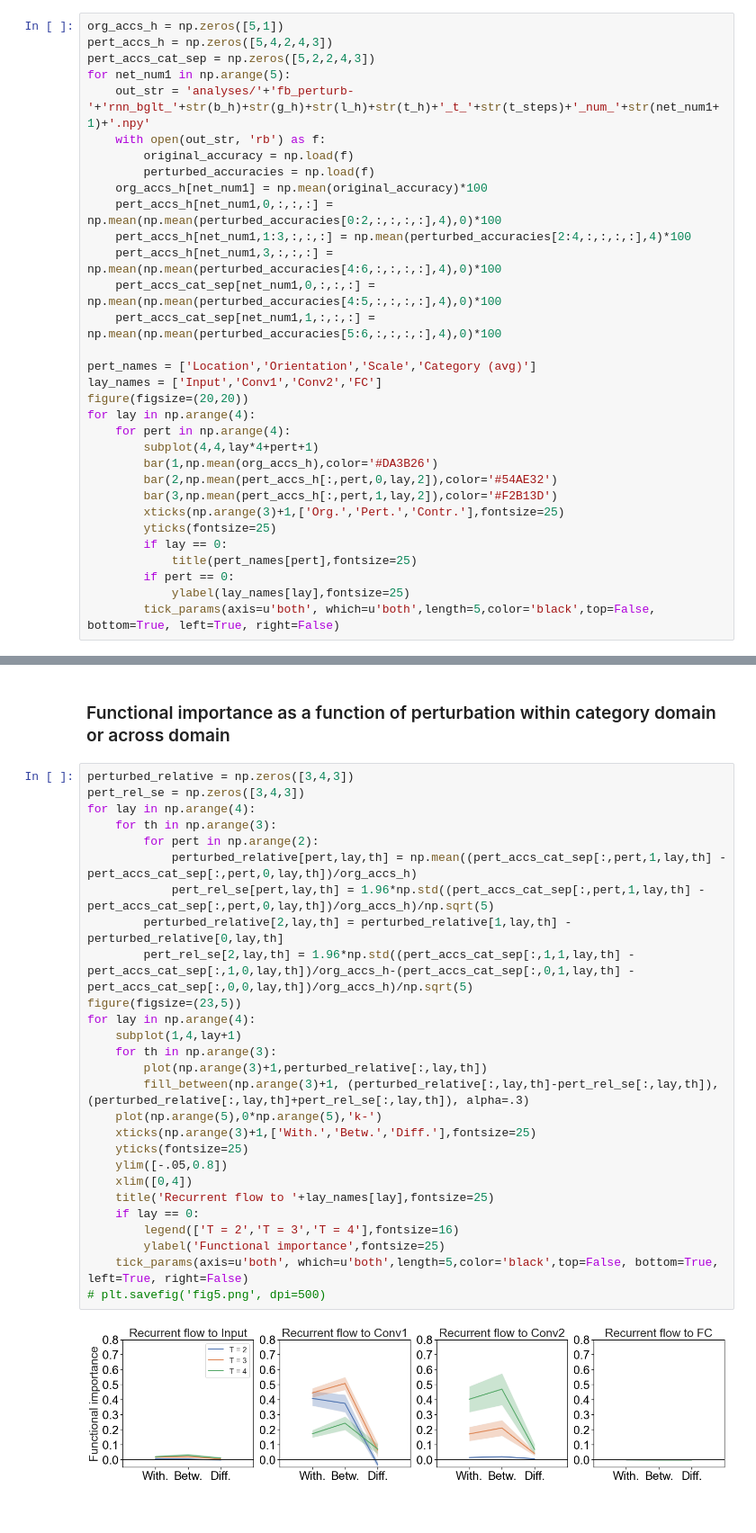
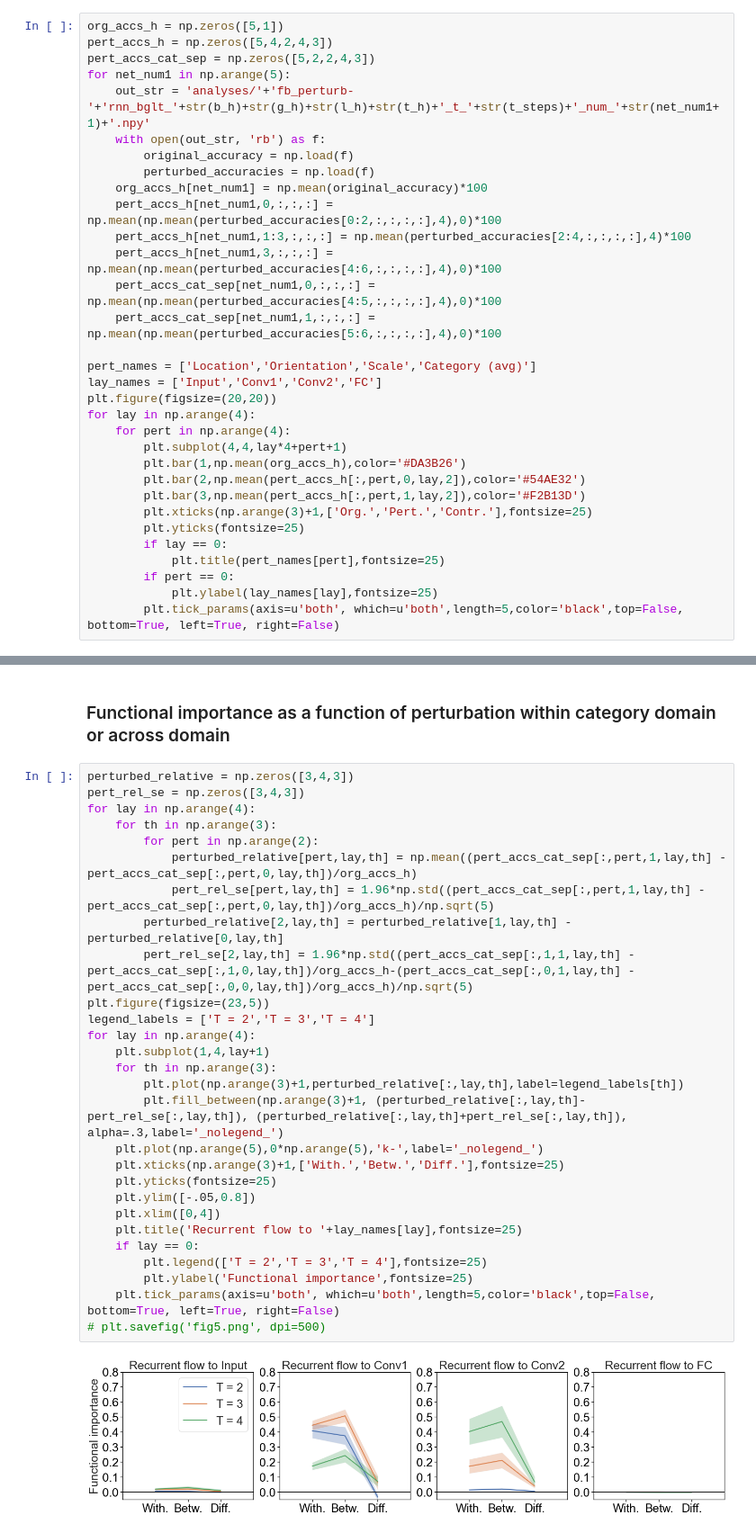
Before and after one commit to KietzmannLab/svrhm21_RNN_explain, a Jupyter notebook: SVRHM21_results.ipynb, the cells around one changed output, grey strips where cells are left out. Shown at 90% size. Saved outputs shown, nothing was run; the diff lists cells and outputs as text.

```diff
--- a/SVRHM21_results.ipynb
+++ b/SVRHM21_results.ipynb
@@ -477,20 +491,20 @@ for net_num1 in np.arange(5):
 
 pert_names = ['Location','Orientation','Scale','Category (avg)']
 lay_names = ['Input','Conv1','Conv2','FC']
-figure(figsize=(20,20))
+plt.figure(figsize=(20,20))
 for lay in np.arange(4):
     for pert in np.arange(4):
-        subplot(4,4,lay*4+pert+1)
-        bar(1,np.mean(org_accs_h),color='#DA3B26')
-        bar(2,np.mean(pert_accs_h[:,pert,0,lay,2]),color='#54AE32')
-        bar(3,np.mean(pert_accs_h[:,pert,1,lay,2]),color='#F2B13D')
-        xticks(np.arange(3)+1,['Org.','Pert.','Contr.'],fontsize=25)
-        yticks(fontsize=25)
+        plt.subplot(4,4,lay*4+pert+1)
+        plt.bar(1,np.mean(org_accs_h),color='#DA3B26')
+        plt.bar(2,np.mean(pert_accs_h[:,pert,0,lay,2]),color='#54AE32')
+        plt.bar(3,np.mean(pert_accs_h[:,pert,1,lay,2]),color='#F2B13D')
+        plt.xticks(np.arange(3)+1,['Org.','Pert.','Contr.'],fontsize=25)
+        plt.yticks(fontsize=25)
         if lay == 0:
-            title(pert_names[pert],fontsize=25)
+            plt.title(pert_names[pert],fontsize=25)
         if pert == 0:
-            ylabel(lay_names[lay],fontsize=25)
-        tick_params(axis=u'both', which=u'both',length=5,color='black',top=False, bottom=True, left=True, right=False)
+            plt.ylabel(lay_names[lay],fontsize=25)
+        plt.tick_params(axis=u'both', which=u'both',length=5,color='black',top=False, bottom=True, left=True, right=False)
 # %% [output]
 [figure]
 # %%
@@ -526,29 +541,30 @@ for lay in np.arange(4):
 # %%
 perturbed_relative = np.zeros([3,4,3])
 pert_rel_se = np.zeros([3,4,3])
 for lay in np.arange(4):
     for th in np.arange(3):
         for pert in np.arange(2):
             perturbed_relative[pert,lay,th] = np.mean((pert_accs_cat_sep[:,pert,1,lay,th] - pert_accs_cat_sep[:,pert,0,lay,th])/org_accs_h)
             pert_rel_se[pert,lay,th] = 1.96*np.std((pert_accs_cat_sep[:,pert,1,lay,th] - pert_accs_cat_sep[:,pert,0,lay,th])/org_accs_h)/np.sqrt(5)
         perturbed_relative[2,lay,th] = perturbed_relative[1,lay,th] - perturbed_relative[0,lay,th]
         pert_rel_se[2,lay,th] = 1.96*np.std((pert_accs_cat_sep[:,1,1,lay,th] - pert_accs_cat_sep[:,1,0,lay,th])/org_accs_h-(pert_accs_cat_sep[:,0,1,lay,th] - pert_accs_cat_sep[:,0,0,lay,th])/org_accs_h)/np.sqrt(5)
-figure(figsize=(23,5))
+plt.figure(figsize=(23,5))
+legend_labels = ['T = 2','T = 3','T = 4']
 for lay in np.arange(4):
-    subplot(1,4,lay+1)
+    plt.subplot(1,4,lay+1)
     for th in np.arange(3):
-        plot(np.arange(3)+1,perturbed_relative[:,lay,th])
-        fill_between(np.arange(3)+1, (perturbed_relative[:,lay,th]-pert_rel_se[:,lay,th]), (perturbed_relative[:,lay,th]+pert_rel_se[:,lay,th]), alpha=.3)
-    plot(np.arange(5),0*np.arange(5),'k-')
-    xticks(np.arange(3)+1,['With.','Betw.','Diff.'],fontsize=25)
-    yticks(fontsize=25)
-    ylim([-.05,0.8])
-    xlim([0,4])
-    title('Recurrent flow to '+lay_names[lay],fontsize=25)
+        plt.plot(np.arange(3)+1,perturbed_relative[:,lay,th],label=legend_labels[th])
+        plt.fill_between(np.arange(3)+1, (perturbed_relative[:,lay,th]-pert_rel_se[:,lay,th]), (perturbed_relative[:,lay,th]+pert_rel_se[:,lay,th]), alpha=.3,label='_nolegend_')
+    plt.plot(np.arange(5),0*np.arange(5),'k-',label='_nolegend_')
+    plt.xticks(np.arange(3)+1,['With.','Betw.','Diff.'],fontsize=25)
+    plt.yticks(fontsize=25)
+    plt.ylim([-.05,0.8])
+    plt.xlim([0,4])
+    plt.title('Recurrent flow to '+lay_names[lay],fontsize=25)
     if lay == 0:
-        legend(['T = 2','T = 3','T = 4'],fontsize=16)
-        ylabel('Functional importance',fontsize=25)
-    tick_params(axis=u'both', which=u'both',length=5,color='black',top=False, bottom=True, left=True, right=False)
+        plt.legend(['T = 2','T = 3','T = 4'],fontsize=25)
+        plt.ylabel('Functional importance',fontsize=25)
+    plt.tick_params(axis=u'both', which=u'both',length=5,color='black',top=False, bottom=True, left=True, right=False)
 # plt.savefig('fig5.png', dpi=500)
 # %% [output]
-[figure, old version]
+[figure, new version]
```
Also changed, not shown: parts of 11 cells of this notebook.
